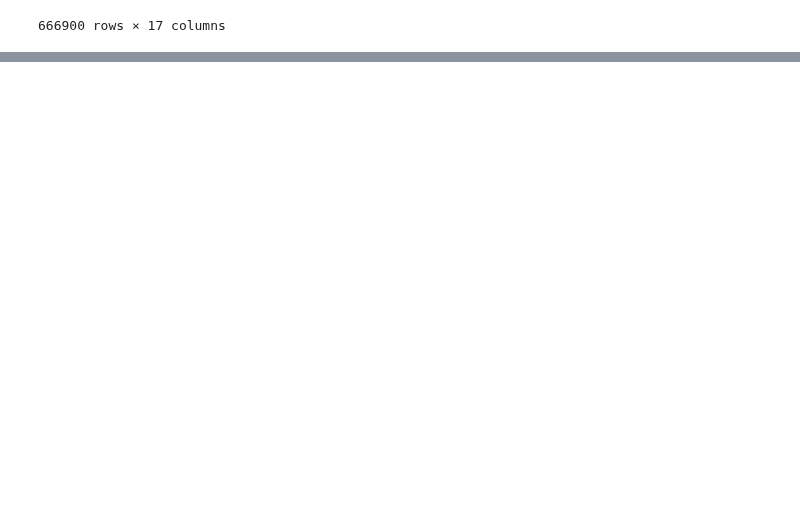
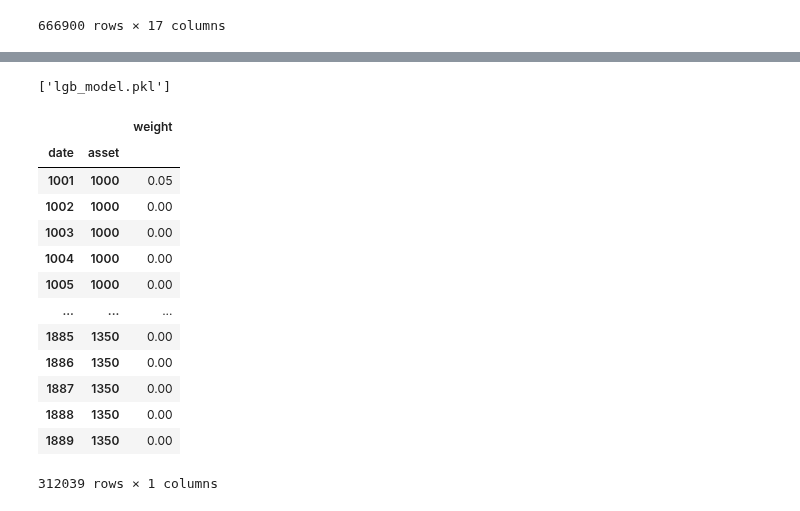
Before and after one commit to VoidFly/JKQ, a Jupyter notebook: research_lyh.ipynb, the cells around one changed output, grey strips where cells are left out. Saved outputs shown, nothing was run; the diff lists cells and outputs as text; code cells hidden in the pictures; blank space fills up the shorter version.

```diff
--- a/research_lyh.ipynb
+++ b/research_lyh.ipynb
@@ -554,0 +236,11 @@ Index(['time', 'mom', 'vol', 'max52', 'min52', 'cci', 'K', 'D', 'J', 'rsi',
+# %%
+model = lgb.LGBMRegressor(objective='regression', num_leaves=32,
+                    learning_rate=0.04, n_estimators=50,
+                    max_depth=5,
+                    subsample=0.87,
+                    colsample_bytree=0.88,
+                    random_state=2020
+                    )
+
+model.fit(X_train, y_train, eval_set=[(X_test, y_test)], eval_metric='rmse', early_stopping_rounds=10)
+#model.fit(X_train, y_train, eval_metric='rmse')
@@ -554,0 +268,46 @@ Index(['time', 'mom', 'vol', 'max52', 'min52', 'cci', 'K', 'D', 'J', 'rsi',
+# %%
+import joblib
+joblib.dump(model, 'lgb_model.pkl')
+#model = joblib.load('lgb_model.pkl')
+# %% [output]
+['lgb_model.pkl']
+# %%
+
+#测试集
+test_lst=[]
+for this_date in range(split_day+1,end_day):
+    #print(this_date)
+    pred=pd.Series(model.predict(X_test.loc[this_date]),index=stocks)
+    head = pred.nlargest(10).index.tolist()
+    tail = pred.nsmallest(10).index.tolist()
+    pred=pd.Series(0,index=stocks,name=this_date)
+    pred[head]=1/(len(head)+len(tail))
+    pred[tail]=-1/(len(head)+len(tail))
+    test_lst.append(pred)
+test_pred_df=pd.concat(test_lst,axis=1).stack()
+test_pred_df=pd.DataFrame(test_pred_df,columns=['weight'])
+test_pred_df.index=test_pred_df.index.swaplevel()
+test_pred_df.index=test_pred_df.index.set_names(['date','asset'])
+
+test_pred_df
+# y_pred = model.predict(X_test)#, num_iteration=gbm.best_iteration_)
+# # 模型评估
+# print('The rmse of prediction is:', mean_squared_error(y_test, y_pred) ** 0.5)
+
+# # 特征重要度
+# print('Feature importances:', list(model.feature_importances_))
+# %% [output]
+|  |  | weight |
+| date | asset |  |
+| 1001 | 1000 | 0.05 |
+| 1002 | 1000 | 0.00 |
+| 1003 | 1000 | 0.00 |
+| 1004 | 1000 | 0.00 |
+| 1005 | 1000 | 0.00 |
+| ... | ... | ... |
+| 1885 | 1350 | 0.00 |
+| 1886 | 1350 | 0.00 |
+| 1887 | 1350 | 0.00 |
+| 1888 | 1350 | 0.00 |
+| 1889 | 1350 | 0.00 |
+312039 rows × 1 columns
```
Also changed, not shown: parts of 48 cells of this notebook, 1 other file.
